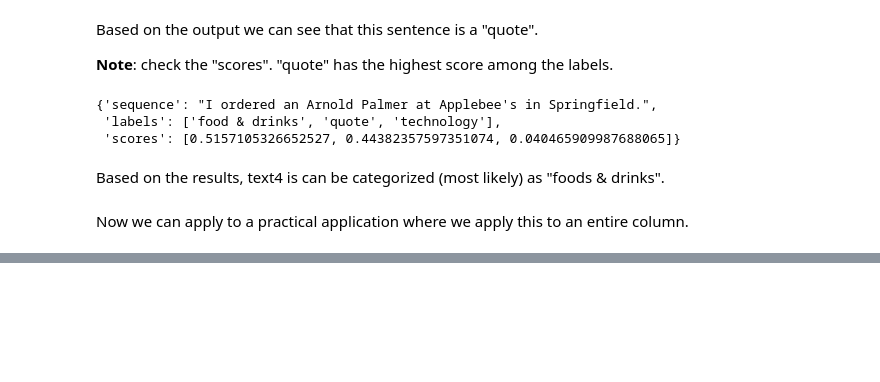
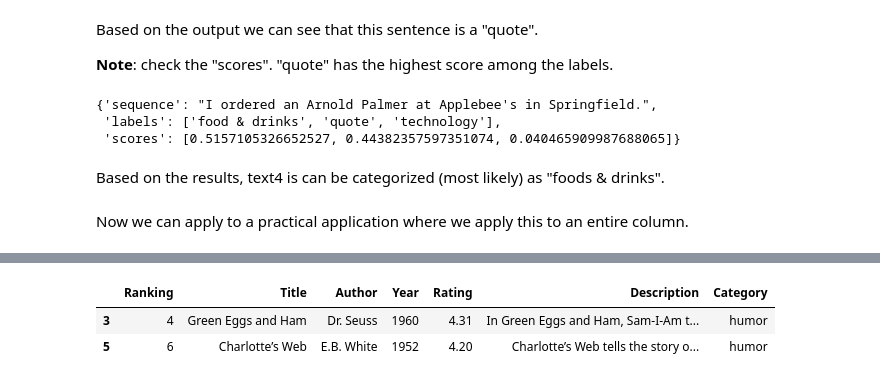
Before and after one commit to sulabola/NLP_in_Python, a Jupyter notebook: Chapter 6 - Transformers with Hugging Face.ipynb, the cells around one changed output, grey strips where cells are left out. Drawn from its saved outputs; the diff is of its cells as text; code cells hidden in the pictures; blank space fills up the shorter version.

```diff
--- a/Chapter 6 - Transformers with Hugging Face.ipynb
+++ b/Chapter 6 - Transformers with Hugging Face.ipynb
@@ -1024,0 +1169,10 @@ Now we can apply to a practical application where we apply this to an entire col
+# %%
+### Let's quickly check a few records to see how accurate the labels are.
+
+books[books['Category'] == 'humor'].head(2)
+
+### May be "Charlotte’s Web" can be labeled as "animal."
+# %% [output]
+|  | Ranking | Title | Author | Year | Rating | Description | Category |
+| 3 | 4 | Green Eggs and Ham | Dr. Seuss | 1960 | 4.31 | In Green Eggs and Ham, Sam-I-Am t... | humor |
+| 5 | 6 | Charlotte’s Web | E.B. White | 1952 | 4.20 | Charlotte’s Web tells the story o... | humor |
```
Also changed, not shown: parts of 20 cells of this notebook.
